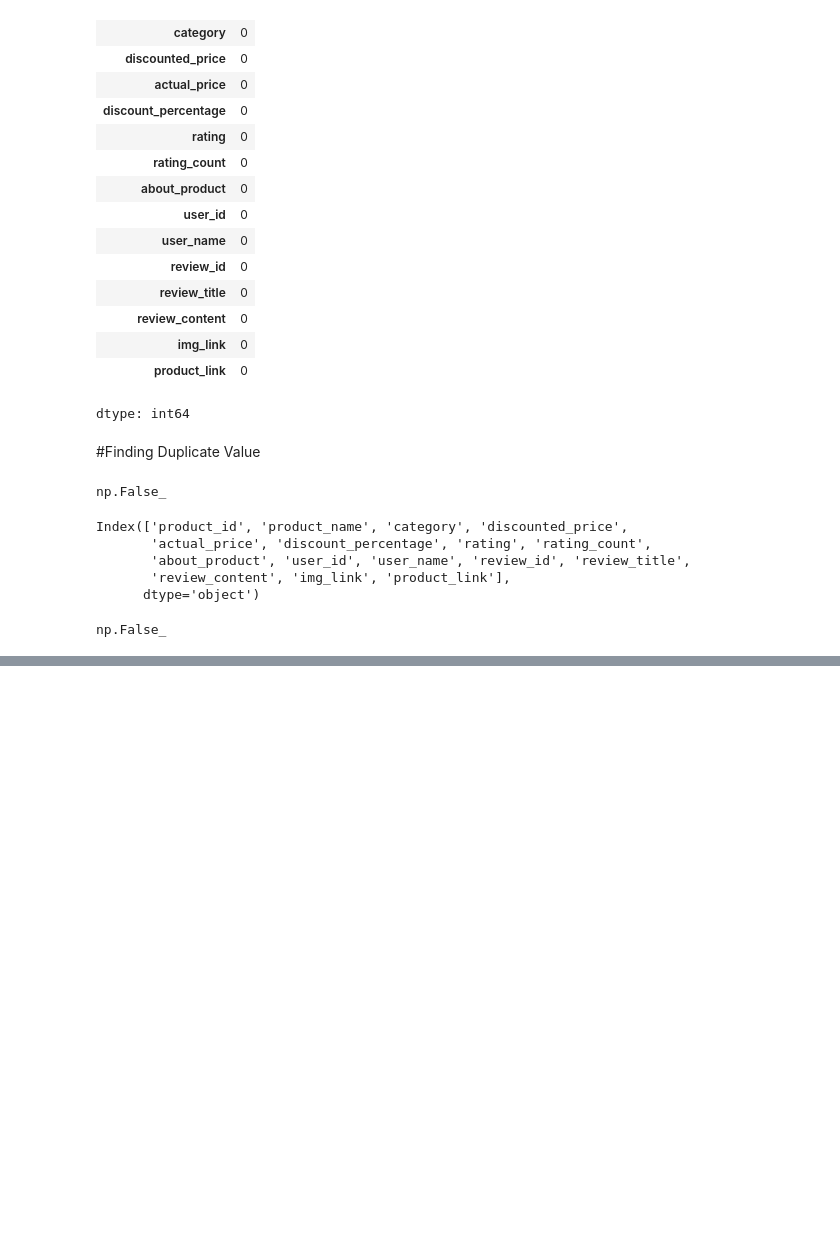
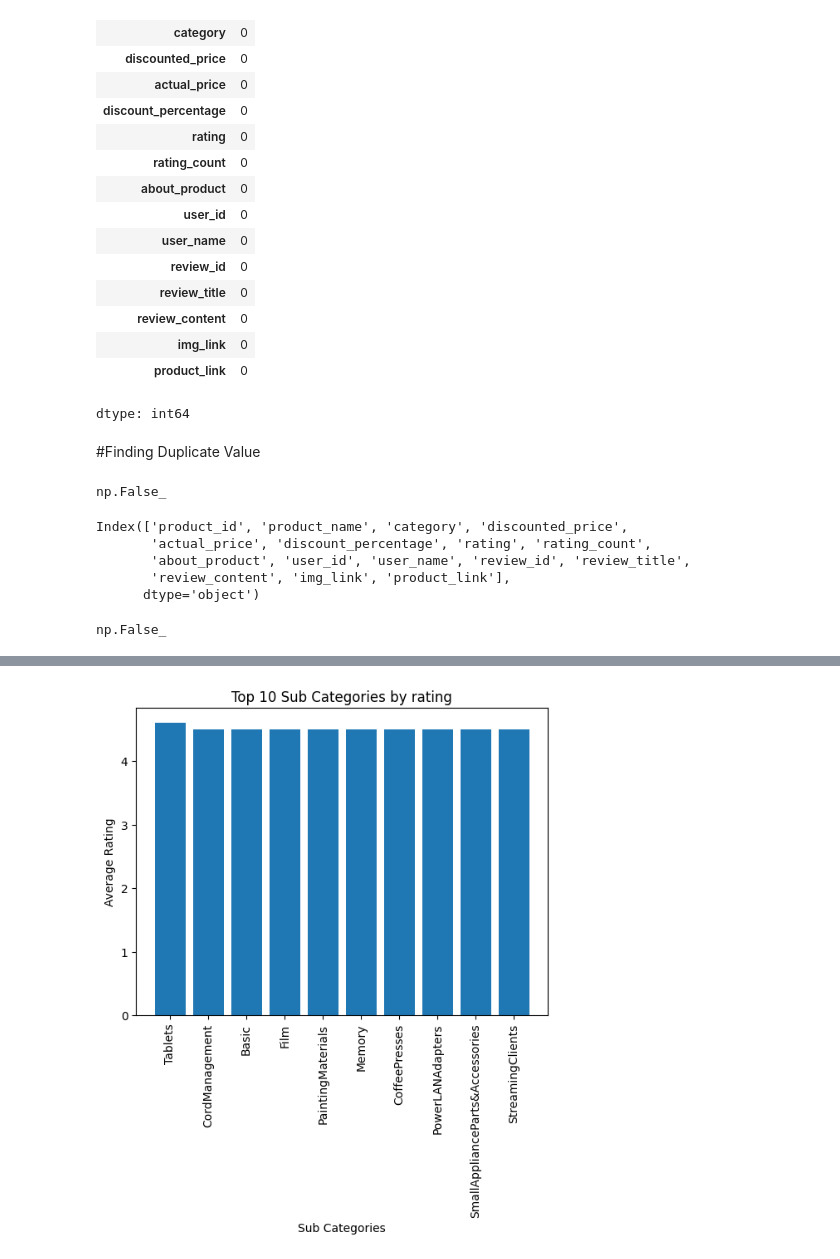
Before and after one commit to Sahilk004/Amazon, a Jupyter notebook: Amazon_data.ipynb, the cells around one changed output, grey strips where cells are left out. Cells and saved outputs as stored; diff of their text form; code cells hidden in the pictures; blank space fills up the shorter version.

```diff
--- a/Amazon_data.ipynb
+++ b/Amazon_data.ipynb
@@ -785,0 +483,4 @@ Top 5 categories with highest average ratings:
+# %%
+#Average rating of each sub category
+topRated_subCategories=df.groupby(['sub_category'])['rating'].mean().sort_values(ascending=False).reset_index(0)
+topRated_10subCategories= topRated_subCategories.head(10)
@@ -785,0 +501,9 @@ Top 5 categories with highest average ratings:
+# %%
+plt.bar(topRated_10subCategories['sub_category'],topRated_10subCategories['rating'])
+plt.xticks(rotation = 90)
+plt.xlabel('Sub Categories')
+plt.ylabel('Average Rating')
+plt.title('Top 10 Sub Categories by rating')
+plt.show()
+# %% [output]
+[figure, added]
```
Also changed, not shown: parts of 109 cells of this notebook.
